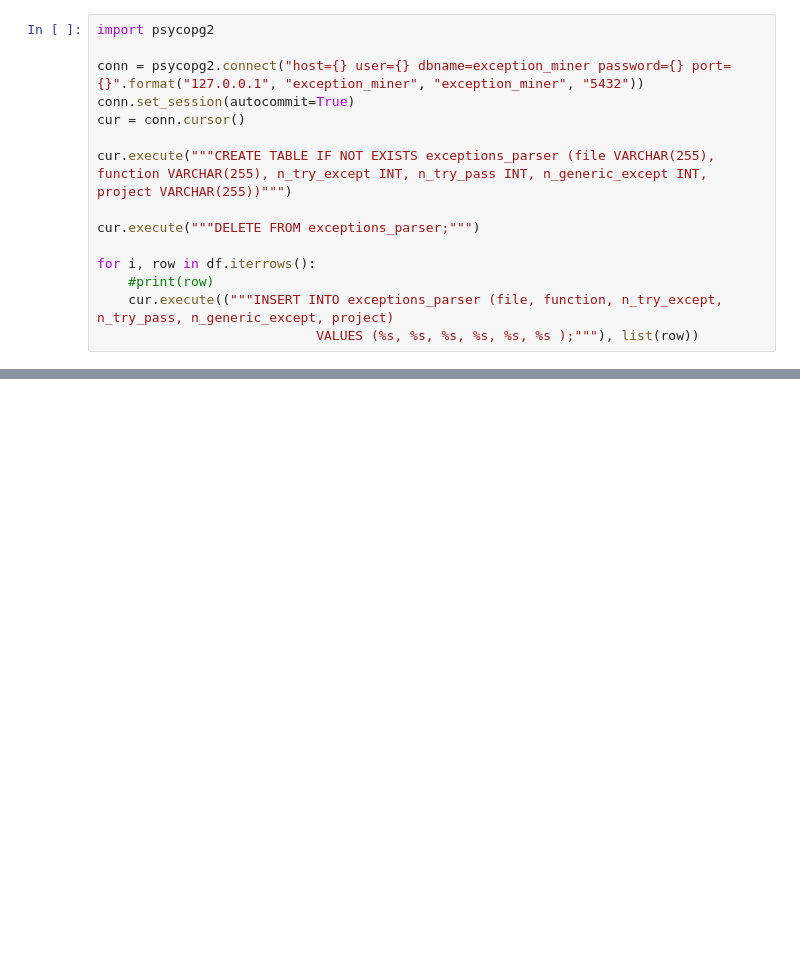
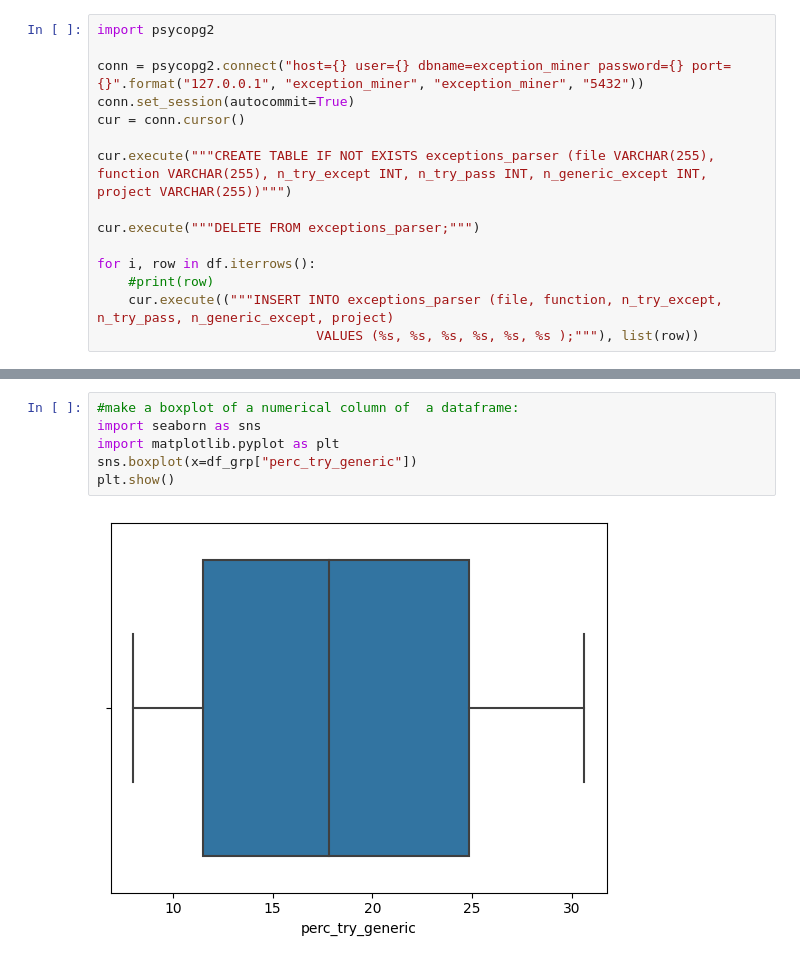
Before and after one commit to r4phael/exception-miner-multi, a Jupyter notebook: notebooks/eh_py_analysis.ipynb, the cells around one changed output, grey strips where cells are left out. Cells and saved outputs as stored; diff of their text form; blank space fills up the shorter version.

```diff
--- a/notebooks/eh_py_analysis.ipynb
+++ b/notebooks/eh_py_analysis.ipynb
@@ -148,0 +277,8 @@ for i, row in df.iterrows():
+# %%
+#make a boxplot of a numerical column of  a dataframe:
+import seaborn as sns
+import matplotlib.pyplot as plt
+sns.boxplot(x=df_grp["perc_try_generic"])
+plt.show()
+# %% [output]
+[figure, added]
```
Also changed, not shown: parts of 13 cells of this notebook, 12 other files.
